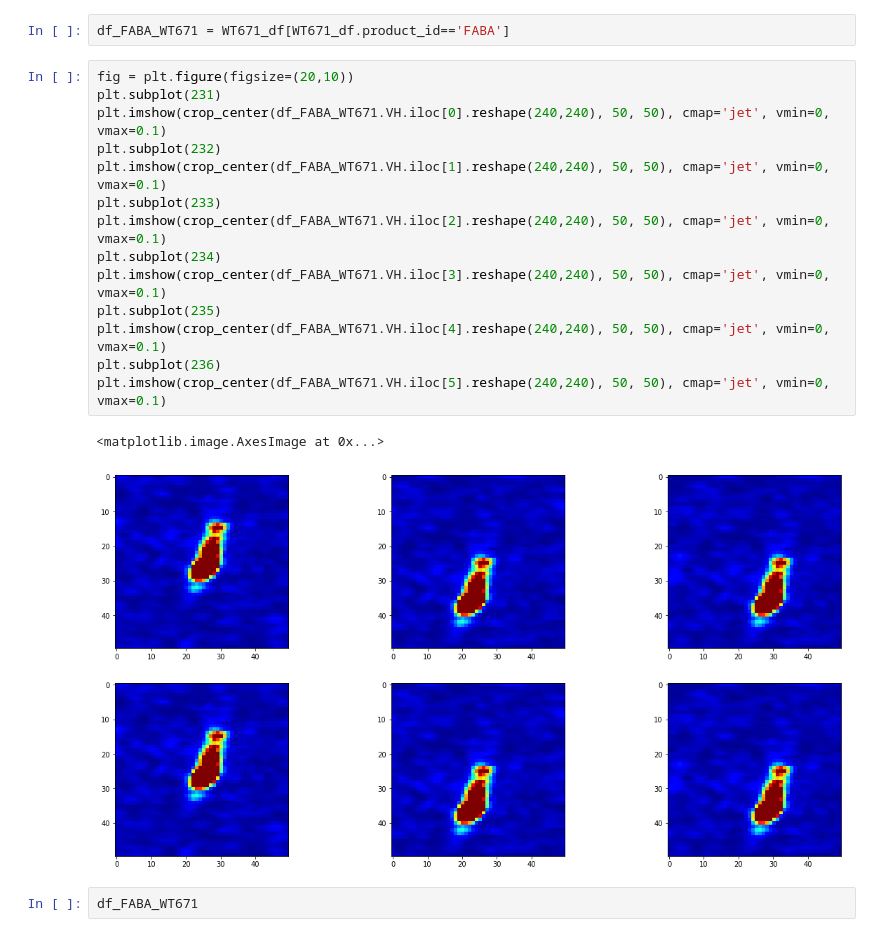
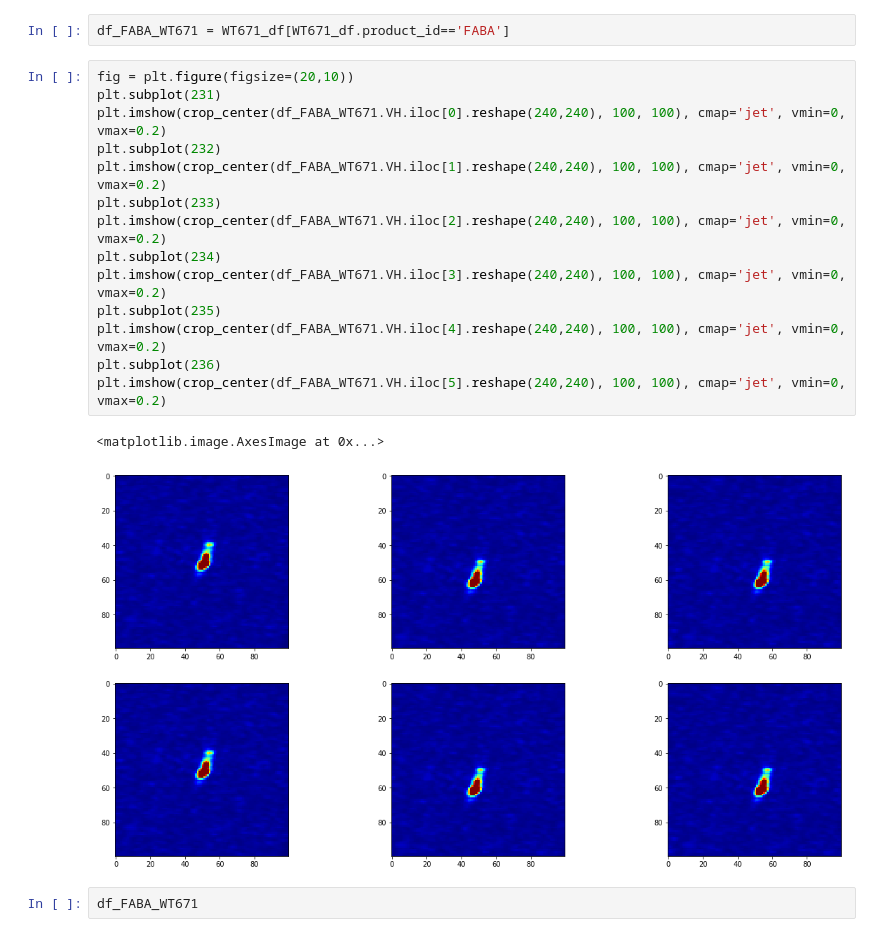
Before and after one commit to karijdempsey/learningWithKaggle, a Jupyter notebook: sar_ukho_new/1.0-kd_turbines_duplicates.ipynb, the cells around one changed output. Cells and saved outputs as stored; diff of their text form.

```diff
--- a/sar_ukho_new/1.0-kd_turbines_duplicates.ipynb
+++ b/sar_ukho_new/1.0-kd_turbines_duplicates.ipynb
@@ -121,20 +109,20 @@ df_FABA_WT671 = WT671_df[WT671_df.product_id=='FABA']
 # %%
 fig = plt.figure(figsize=(20,10))
 plt.subplot(231)
-plt.imshow(crop_center(df_FABA_WT671.VH.iloc[0].reshape(240,240), 50, 50), cmap='jet', vmin=0, vmax=0.1)
+plt.imshow(crop_center(df_FABA_WT671.VH.iloc[0].reshape(240,240), 100, 100), cmap='jet', vmin=0, vmax=0.2)
 plt.subplot(232)
-plt.imshow(crop_center(df_FABA_WT671.VH.iloc[1].reshape(240,240), 50, 50), cmap='jet', vmin=0, vmax=0.1)
+plt.imshow(crop_center(df_FABA_WT671.VH.iloc[1].reshape(240,240), 100, 100), cmap='jet', vmin=0, vmax=0.2)
 plt.subplot(233)
-plt.imshow(crop_center(df_FABA_WT671.VH.iloc[2].reshape(240,240), 50, 50), cmap='jet', vmin=0, vmax=0.1)
+plt.imshow(crop_center(df_FABA_WT671.VH.iloc[2].reshape(240,240), 100, 100), cmap='jet', vmin=0, vmax=0.2)
 plt.subplot(234)
-plt.imshow(crop_center(df_FABA_WT671.VH.iloc[3].reshape(240,240), 50, 50), cmap='jet', vmin=0, vmax=0.1)
+plt.imshow(crop_center(df_FABA_WT671.VH.iloc[3].reshape(240,240), 100, 100), cmap='jet', vmin=0, vmax=0.2)
 plt.subplot(235)
-plt.imshow(crop_center(df_FABA_WT671.VH.iloc[4].reshape(240,240), 50, 50), cmap='jet', vmin=0, vmax=0.1)
+plt.imshow(crop_center(df_FABA_WT671.VH.iloc[4].reshape(240,240), 100, 100), cmap='jet', vmin=0, vmax=0.2)
 plt.subplot(236)
-plt.imshow(crop_center(df_FABA_WT671.VH.iloc[5].reshape(240,240), 50, 50), cmap='jet', vmin=0, vmax=0.1)
+plt.imshow(crop_center(df_FABA_WT671.VH.iloc[5].reshape(240,240), 100, 100), cmap='jet', vmin=0, vmax=0.2)
 # %% [output]
 <matplotlib.image.AxesImage at 0x...>
-[figure, old version]
+[figure, new version]
 # %%
 df_FABA_WT671
 # %% [output]
```
Also changed, not shown: parts of 5 cells of this notebook, 2 other files.
